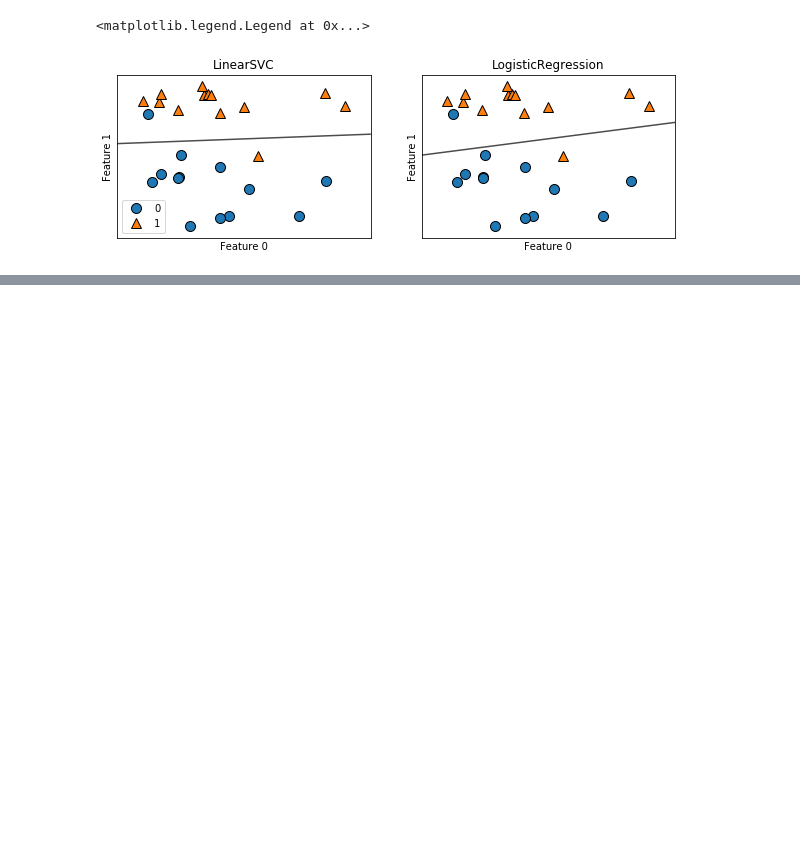
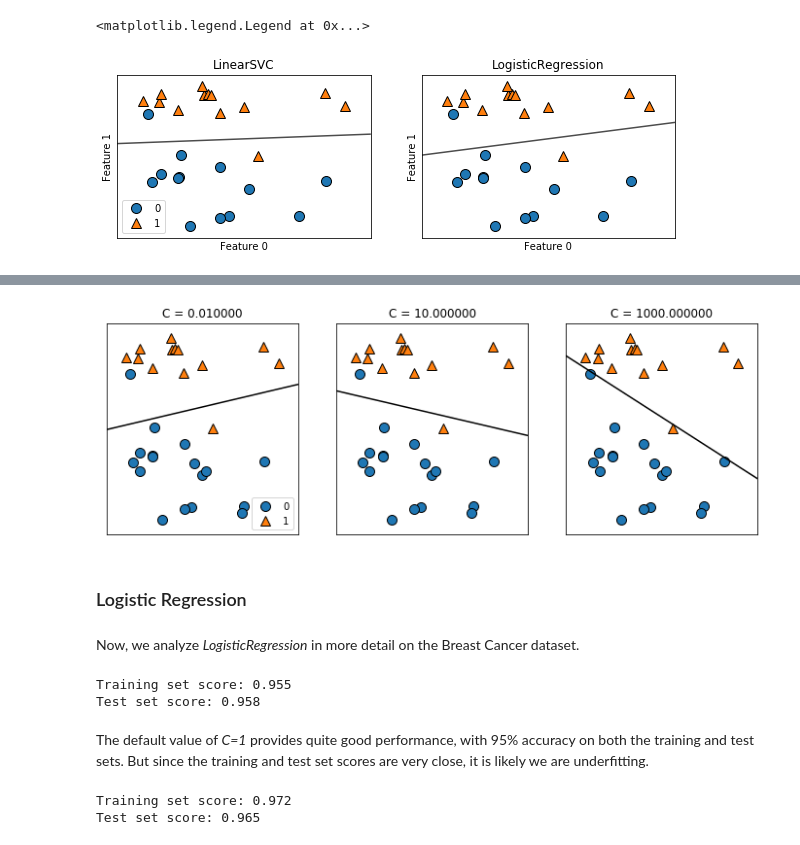
Before and after one commit to carlhinderer/python-ml-intro, a Jupyter notebook: notebooks/02_supervised_learning/d_linear_classification.ipynb, the cells around one changed output, grey strips where cells are left out. Cells and saved outputs as stored; diff of their text form; code cells hidden in the pictures; blank space fills up the shorter version.

Commit message:
Added notes on adjusting L2 regularization in Logistic Regression.

```diff
--- a/notebooks/02_supervised_learning/d_linear_classification.ipynb
+++ b/notebooks/02_supervised_learning/d_linear_classification.ipynb
@@ -51,0 +58,32 @@ axes[0].legend()
+# %%
+# Linear SVC with different C values
+mglearn.plots.plot_linear_svc_regularization()
+# %% [output]
+[figure, added]
+# %% [markdown]
+### Logistic Regression
+# %% [markdown]
+Now, we analyze *LogisticRegression* in more detail on the Breast Cancer dataset.
+# %%
+from sklearn.model_selection import train_test_split
+
+from sklearn.datasets import load_breast_cancer
+cancer = load_breast_cancer()
+X_train, X_test, y_train, y_test = train_test_split(cancer.data, cancer.target,
+                                                   stratify=cancer.target, random_state=42)
+logreg = LogisticRegression().fit(X_train, y_train)
+print("Training set score: {:.3f}".format(logreg.score(X_train, y_train)))
+print("Test set score: {:.3f}".format(logreg.score(X_test, y_test)))
+# %% [output]
+Training set score: 0.955
+Test set score: 0.958
+# %% [markdown]
+The default value of *C=1* provides quite good performance, with 95% accuracy on both the training and test sets.  But since the training and test set scores are very close, it is likely we are underfitting.
+# %%
+# Increase C to fit a more flexible model
+logreg100 = LogisticRegression(C=100).fit(X_train, y_train)
+print("Training set score: {:.3f}".format(logreg100.score(X_train, y_train)))
+print("Test set score: {:.3f}".format(logreg100.score(X_test, y_test)))
+# %% [output]
+Training set score: 0.972
+Test set score: 0.965
```
Also changed, not shown: parts of 4 cells of this notebook.
